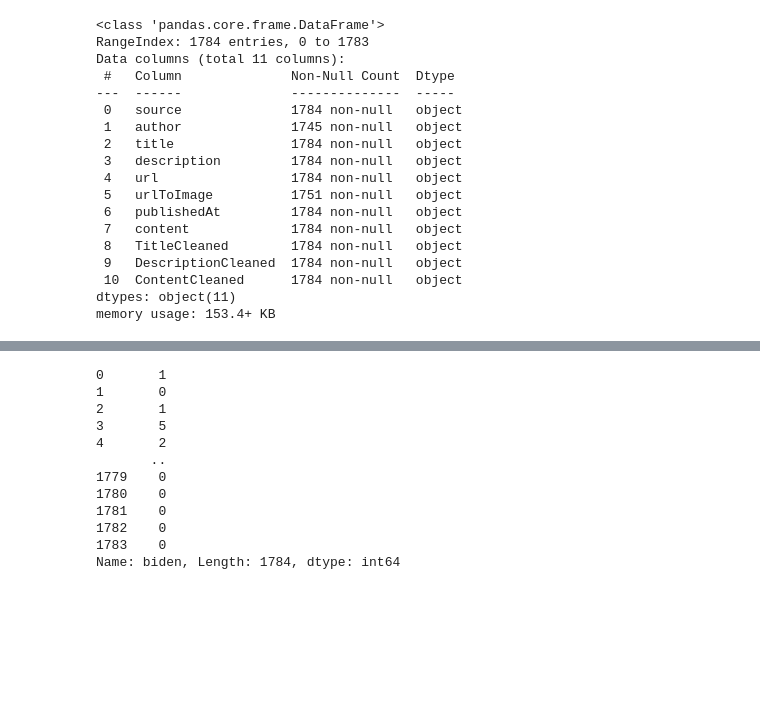
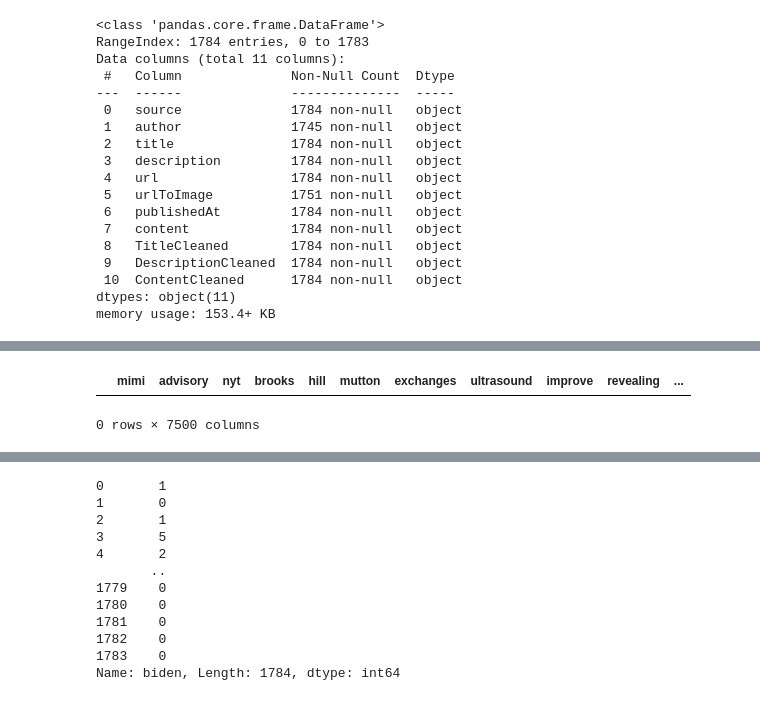
Before and after one commit to psulliv4/mediabias-project, a Jupyter notebook: DetectingMediaBias.ipynb, the cells around one changed output, grey strips where cells are left out. Cells and saved outputs as stored; diff of their text form; code cells hidden in the pictures; blank space fills up the shorter version.

```diff
--- a/DetectingMediaBias.ipynb
+++ b/DetectingMediaBias.ipynb
@@ -594,6 +596,7 @@ memory usage: 153.4+ KB
 # %%
 # get unique words for each column
 uniqueWords = []
+allWords = []
 
 for i in range(len(MarchNews['ContentCleaned'])):
     # create empty lsit each iteration
@@ -602,13 +605,16 @@ for i in range(len(MarchNews['ContentCleaned'])):
     [lst.append(words) for words in MarchNews['TitleCleaned'][i]]
     [lst.append(words) for words in MarchNews['ContentCleaned'][i]]
     [lst.append(words) for words in MarchNews['DescriptionCleaned'][i]]
-    #transform list into set of unique words
+    # assign all words list to each row of whole df
+    allWords.append(lst)
+    # transform list into set of unique words
     unique = set(lst)
-    #assign unique word set to each row or whole df
+    #assign unique word set to each row of whole df
     uniqueWords.append(unique)
 
 # create new row in big DF with unique words
 MarchNews.insert(11,'uniqueWords', uniqueWords)
+MarchNews.insert(12, 'allWords', allWords)
 MarchNews[1:2]
 # %% [output]
 |  | source | author | title | description | url | urlToImage | publishedAt | content | TitleCleaned | ... |
@@ -640,4 +707,11 @@ wordCountMatrix
 0 rows × 9287 columns
+# %%
+# create empty df with unique words as col names (over 7500 cols)
+wordCountMatrix_noMiddle = pd.DataFrame(index=[], columns=uniqueWords_all_noMiddle)
+wordCountMatrix_noMiddle
+# %% [output]
+|  | mimi | advisory | nyt | brooks | hill | mutton | exchanges | ultrasound | improve | revealing | ... |
+0 rows × 7500 columns
 # %%
 # Fill in wordCountMatrix (count of each word within each article)
 
```
Also changed, not shown: parts of 42 cells of this notebook.
